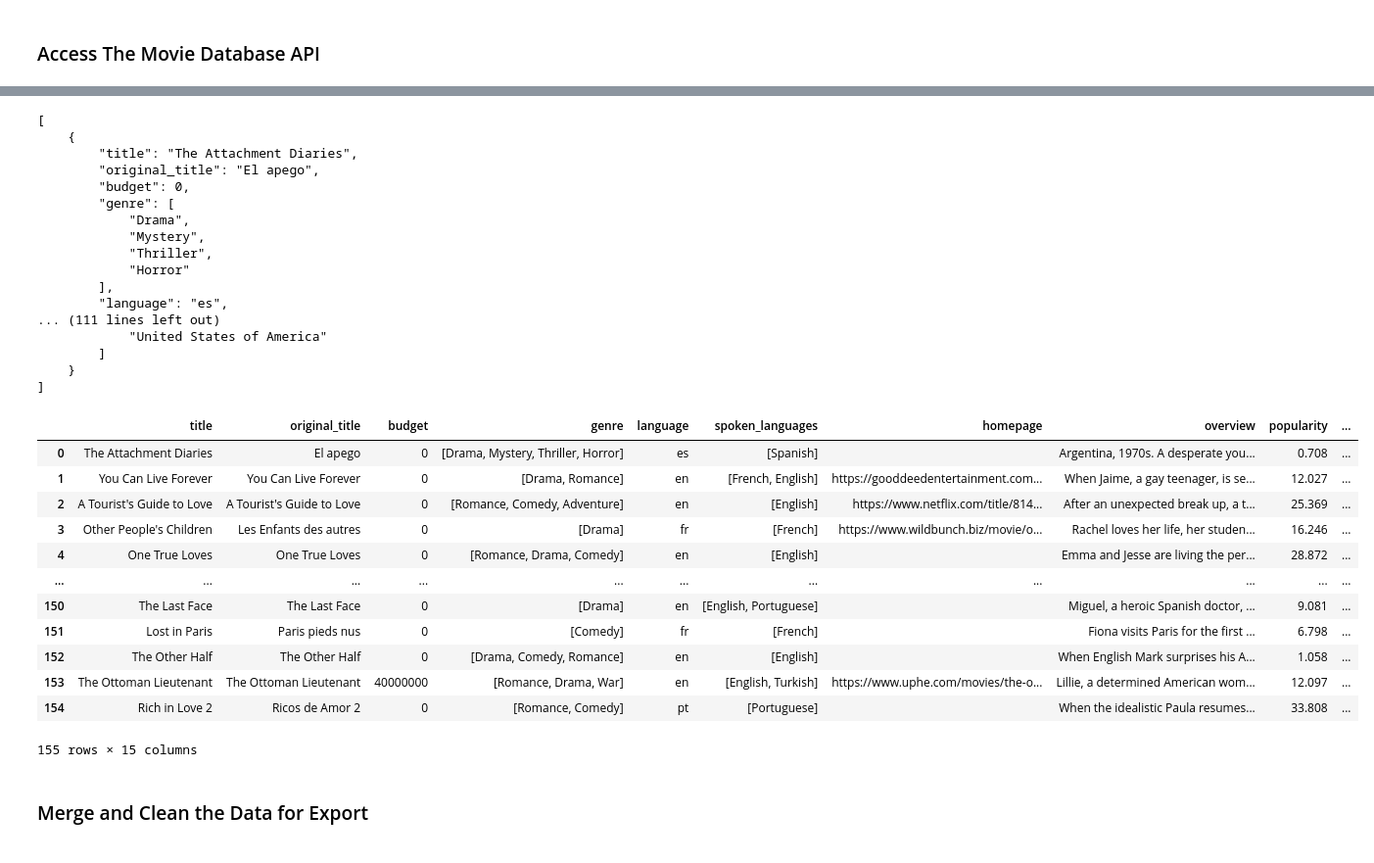
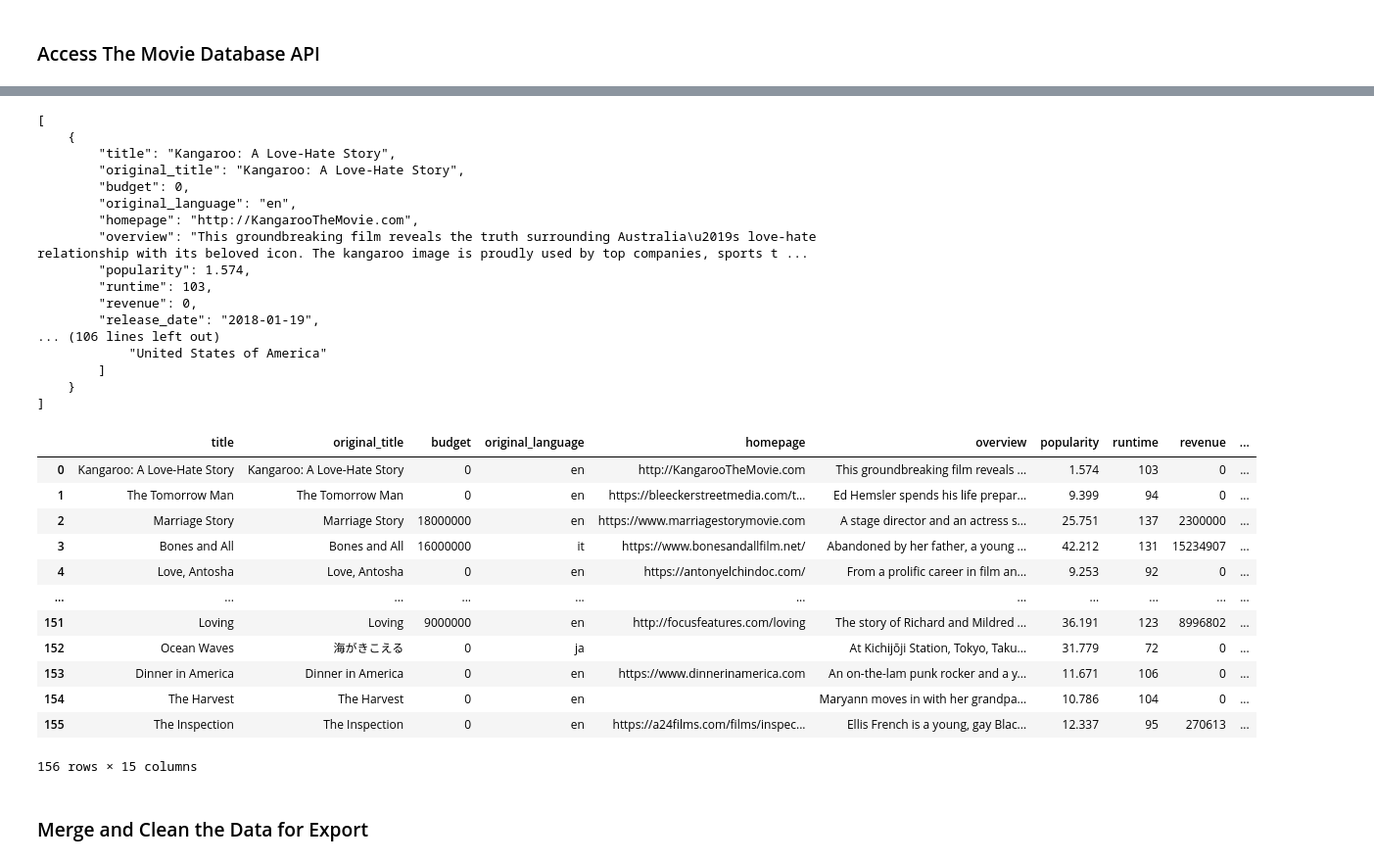
Before and after one commit to mikeyms1/data-sourcing-challenge, a Jupyter notebook: retrieve_movie_data.ipynb, the cells around one changed output, grey strips where cells are left out. Shown: that part at 98% size. Cells and saved outputs as stored; diff of their text form; code cells hidden in the pictures.

```diff
--- a/retrieve_movie_data.ipynb
+++ b/retrieve_movie_data.ipynb
@@ -44,5 +40,0 @@ query_url
-# %%
-try:
-    response = requests.get(query_url).json()
-except:
-    print("An error occured.")
@@ -228,6 +189,6 @@ def extract_keywords(keyword_list):
     return extracted_keywords
 
 # Fix the "keywords" column by converting cells from a list to a string
-temp = reviews_df['keywords'].apply(extract_keywords)
-temp
+reviews_df['keywords'] = reviews_df['keywords'].apply(extract_keywords)
+reviews_df
 # %% [output]
@@ -246,4 +208,17 @@ Name: keywords, Length: 200, dtype: object
 # %%
 # Create a list from the "title" column using to_list()
 # These titles will be used in the query for The Movie Database
+titles = reviews_df['title'].to_list()
+titles
+
+#This function remove commas in the title, only if they are in the last postion
+def remove_trailing_comma(text):
+    if text.endswith(','):
+        return text.rstrip(',')
+    return text
+titles_cleaned = []
+for text in titles:
+    titles_cleaned.append(remove_trailing_comma(text))
+
+titles_cleaned
 # %% [output]
@@ -337,40 +342,43 @@ Kedi,’ Rekindling a ‘Love of Life not found.
 # %%
 # Preview the first 5 results in JSON format
 # Use json.dumps with argument indent=4 to format data
+print(json.dumps(tmdb_movies_list[:5],indent=4))
 # %% [output]
 [
     {
-        "title": "The Attachment Diaries",
-        "original_title": "El apego",
+        "title": "Kangaroo: A Love-Hate Story",
+        "original_title": "Kangaroo: A Love-Hate Story",
         "budget": 0,
-        "genre": [
-            "Drama",
-            "Mystery",
-            "Thriller",
-            "Horror"
-        ],
-        "language": "es",
-... (111 lines left out)
+        "original_language": "en",
+        "homepage": "http://KangarooTheMovie.com",
+        "overview": "This groundbreaking film reveals the truth surrounding Australia\u2019s love-hate relationship with its beloved icon. The kangaroo image is proudly used by top companies, sports t ...
+        "popularity": 1.574,
+        "runtime": 103,
+        "revenue": 0,
+        "release_date": "2018-01-19",
+... (106 lines left out)
             "United States of America"
         ]
     }
 ]
 # %%
 # Convert the results to a DataFrame
+tmdb_movies_list_df = pd.DataFrame(tmdb_movies_list)
+tmdb_movies_list_df
 # %% [output]
-|  | title | original_title | budget | genre | language | spoken_languages | homepage | overview | popularity | ... |
-| 0 | The Attachment Diaries | El apego | 0 | [Drama, Mystery, Thriller, Horror] | es | [Spanish] |  | Argentina, 1970s. A desperate you... | 0.708 | ... |
-| 1 | You Can Live Forever | You Can Live Forever | 0 | [Drama, Romance] | en | [French, English] | https://gooddeedentertainment.com... | When Jaime, a gay teenager, is se... | 12.027 | ... |
-| 2 | A Tourist's Guide to Love | A Tourist's Guide to Love | 0 | [Romance, Comedy, Adventure] | en | [English] | https://www.netflix.com/title/814... | After an unexpected break up, a t... | 25.369 | ... |
-| 3 | Other People's Children | Les Enfants des autres | 0 | [Drama] | fr | [French] | https://www.wildbunch.biz/movie/o... | Rachel loves her life, her studen... | 16.246 | ... |
-| 4 | One True Loves | One True Loves | 0 | [Romance, Drama, Comedy] | en | [English] |  | Emma and Jesse are living the per... | 28.872 | ... |
+|  | title | original_title | budget | original_language | homepage | overview | popularity | runtime | revenue | ... |
+| 0 | Kangaroo: A Love-Hate Story | Kangaroo: A Love-Hate Story | 0 | en | http://KangarooTheMovie.com | This groundbreaking film reveals ... | 1.574 | 103 | 0 | ... |
+| 1 | The Tomorrow Man | The Tomorrow Man | 0 | en | https://bleeckerstreetmedia.com/t... | Ed Hemsler spends his life prepar... | 9.399 | 94 | 0 | ... |
+| 2 | Marriage Story | Marriage Story | 18000000 | en | https://www.marriagestorymovie.com | A stage director and an actress s... | 25.751 | 137 | 2300000 | ... |
+| 3 | Bones and All | Bones and All | 16000000 | it | https://www.bonesandallfilm.net/ | Abandoned by her father, a young ... | 42.212 | 131 | 15234907 | ... |
+| 4 | Love, Antosha | Love, Antosha | 0 | en | https://antonyelchindoc.com/ | From a prolific career in film an... | 9.253 | 92 | 0 | ... |
 | ... | ... | ... | ... | ... | ... | ... | ... | ... | ... | ... |
-| 150 | The Last Face | The Last Face | 0 | [Drama] | en | [English, Portuguese] |  | Miguel, a heroic Spanish doctor, ... | 9.081 | ... |
-| 151 | Lost in Paris | Paris pieds nus | 0 | [Comedy] | fr | [French] |  | Fiona visits Paris for the first ... | 6.798 | ... |
-| 152 | The Other Half | The Other Half | 0 | [Drama, Comedy, Romance] | en | [English] |  | When English Mark surprises his A... | 1.058 | ... |
-| 153 | The Ottoman Lieutenant | The Ottoman Lieutenant | 40000000 | [Romance, Drama, War] | en | [English, Turkish] | https://www.uphe.com/movies/the-o... | Lillie, a determined American wom... | 12.097 | ... |
-| 154 | Rich in Love 2 | Ricos de Amor 2 | 0 | [Romance, Comedy] | pt | [Portuguese] |  | When the idealistic Paula resumes... | 33.808 | ... |
+| 151 | Loving | Loving | 9000000 | en | http://focusfeatures.com/loving | The story of Richard and Mildred ... | 36.191 | 123 | 8996802 | ... |
+| 152 | Ocean Waves | 海がきこえる | 0 | ja |  | At Kichijōji Station, Tokyo, Taku... | 31.779 | 72 | 0 | ... |
+| 153 | Dinner in America | Dinner in America | 0 | en | https://www.dinnerinamerica.com | An on-the-lam punk rocker and a y... | 11.671 | 106 | 0 | ... |
+| 154 | The Harvest | The Harvest | 0 | en |  | Maryann moves in with her grandpa... | 10.786 | 104 | 0 | ... |
+| 155 | The Inspection | The Inspection | 0 | en | https://a24films.com/films/inspec... | Ellis French is a young, gay Blac... | 12.337 | 95 | 270613 | ... |
-155 rows × 15 columns
+156 rows × 15 columns
 # %% [markdown]
 ### Merge and Clean the Data for Export
 # %%
```
Also changed, not shown: parts of 14 cells of this notebook.
